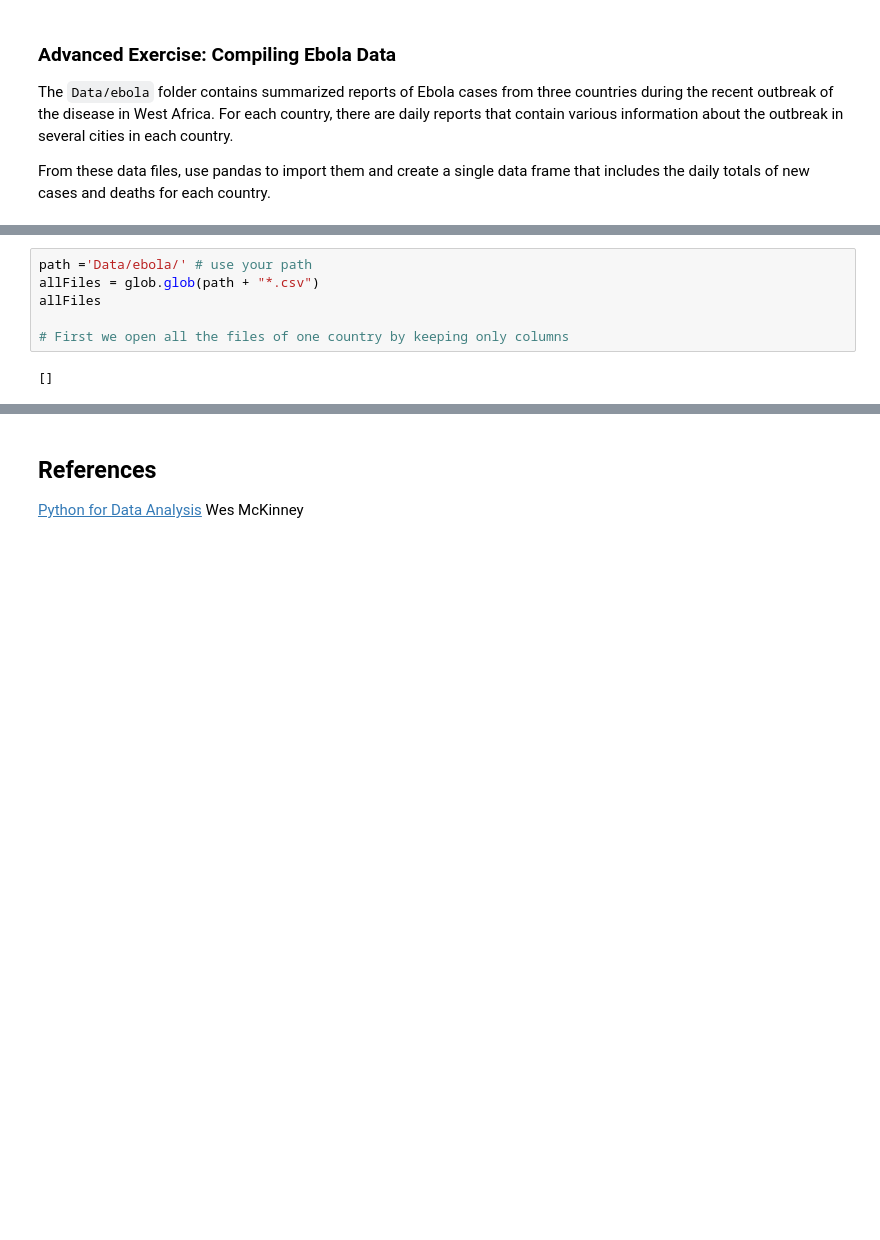
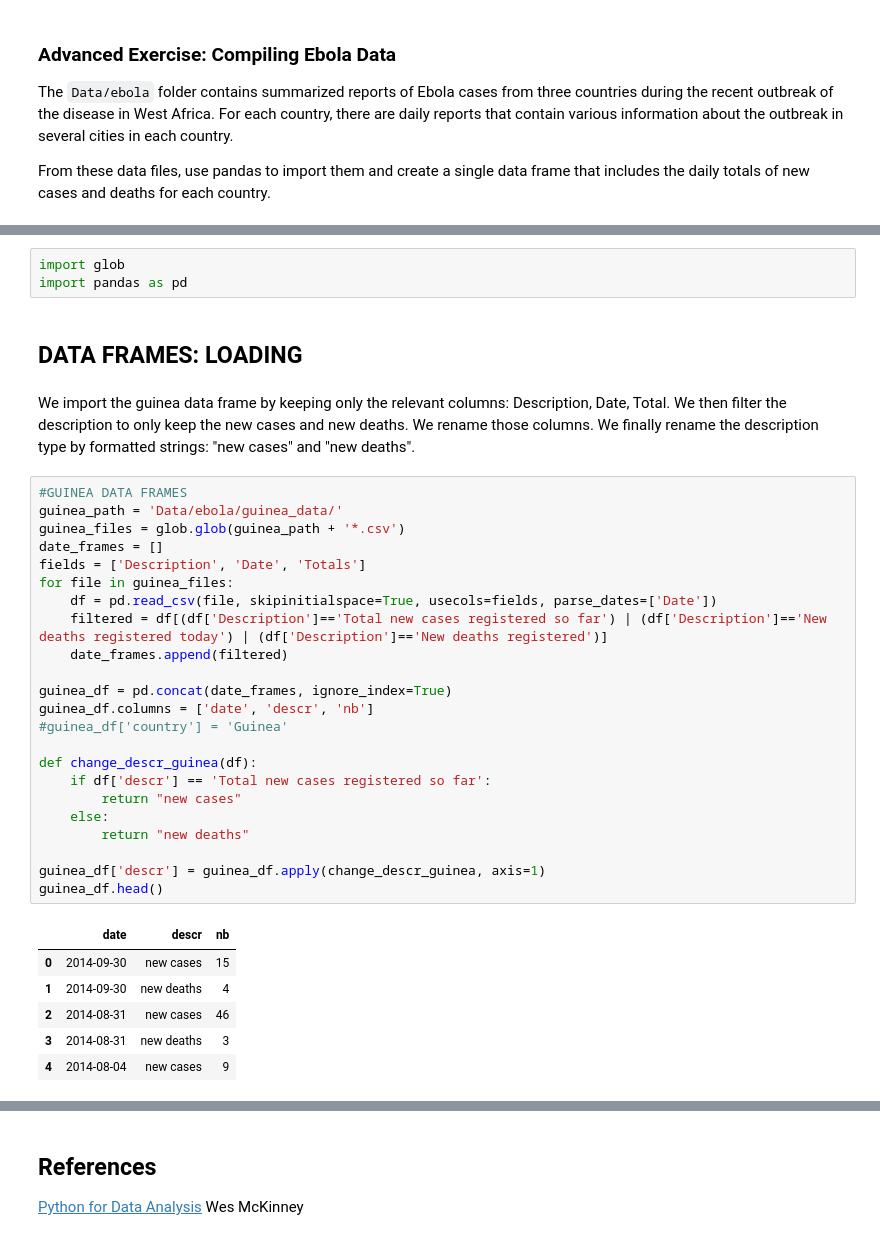
Before and after one commit to agpmilli/adaepfl, a Jupyter notebook: 02 - Intro to Pandas/Intro to Pandas.ipynb, the cells around one changed output, grey strips where cells are left out. Saved outputs shown, nothing was run; the diff lists cells and outputs as text; blank space fills up the shorter version.

```diff
--- a/02 - Intro to Pandas/Intro to Pandas.ipynb
+++ b/02 - Intro to Pandas/Intro to Pandas.ipynb
@@ -2195,8 +2120,37 @@ sl_df
-# %%
-path ='Data/ebola/' # use your path
-allFiles = glob.glob(path + "*.csv")
-allFiles
-
-# First we open all the files of one country by keeping only columns
-# %% [output]
-[]
+# %%
+import glob
+import pandas as pd
+# %% [markdown]
+## DATA FRAMES: LOADING
+# %% [markdown]
+We import the guinea data frame by keeping only the relevant columns: Description, Date, Total. We then filter the description to only keep the new cases and new deaths. We rename those columns. We finally rename the description type by formatted strings: "new cases" and "new deaths".
+# %%
+#GUINEA DATA FRAMES
+guinea_path = 'Data/ebola/guinea_data/'
+guinea_files = glob.glob(guinea_path + '*.csv')
+date_frames = []
+fields = ['Description', 'Date', 'Totals']
+for file in guinea_files:
+    df = pd.read_csv(file, skipinitialspace=True, usecols=fields, parse_dates=['Date'])
+    filtered = df[(df['Description']=='Total new cases registered so far') | (df['Description']=='New deaths registered today') | (df['Description']=='New deaths registered')]
+    date_frames.append(filtered)
+
+guinea_df = pd.concat(date_frames, ignore_index=True)
+guinea_df.columns = ['date', 'descr', 'nb']
+#guinea_df['country'] = 'Guinea'
+
+def change_descr_guinea(df):
+    if df['descr'] == 'Total new cases registered so far':
+        return "new cases"
+    else:
+        return "new deaths"
+
+guinea_df['descr'] = guinea_df.apply(change_descr_guinea, axis=1)
+guinea_df.head()
+# %% [output]
+|  | date | descr | nb |
+| 0 | 2014-09-30 | new cases | 15 |
+| 1 | 2014-09-30 | new deaths | 4 |
+| 2 | 2014-08-31 | new cases | 46 |
+| 3 | 2014-08-31 | new deaths | 3 |
+| 4 | 2014-08-04 | new cases | 9 |
```
Also changed, not shown: parts of 13 cells of this notebook, 3 other files.
